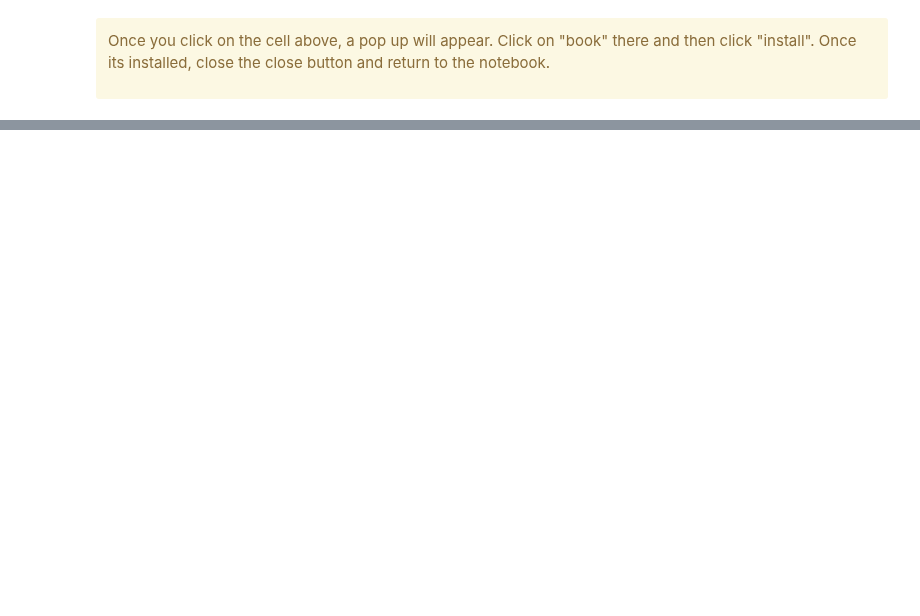
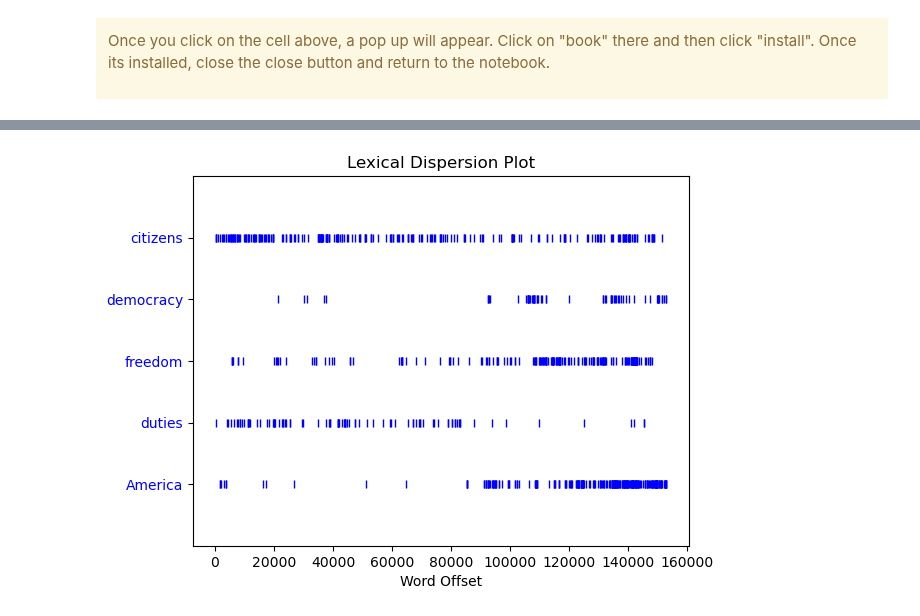
Before and after one commit to mettalrose/DS2F_Workshop_Text_Mining, a Jupyter notebook: DS2F_draft.ipynb, the cells around one changed output, grey strips where cells are left out. Saved outputs shown, nothing was run; the diff lists cells and outputs as text; code cells hidden in the pictures; blank space fills up the shorter version.

```diff
--- a/DS2F_draft.ipynb
+++ b/DS2F_draft.ipynb
@@ -219,0 +520,4 @@ Please keep in mind that you are not expected to memorize or fully comprehend th
+# %%
+text4.dispersion_plot(["citizens", "democracy", "freedom", "duties", "America"])
+# %% [output]
+[figure, added]
```
Also changed, not shown: parts of 106 cells of this notebook.
